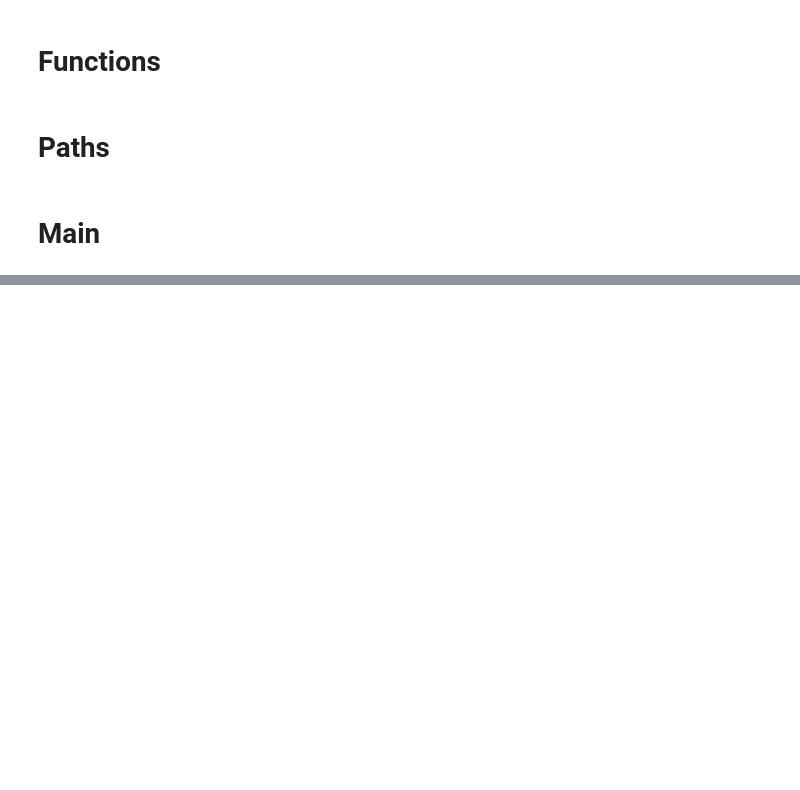
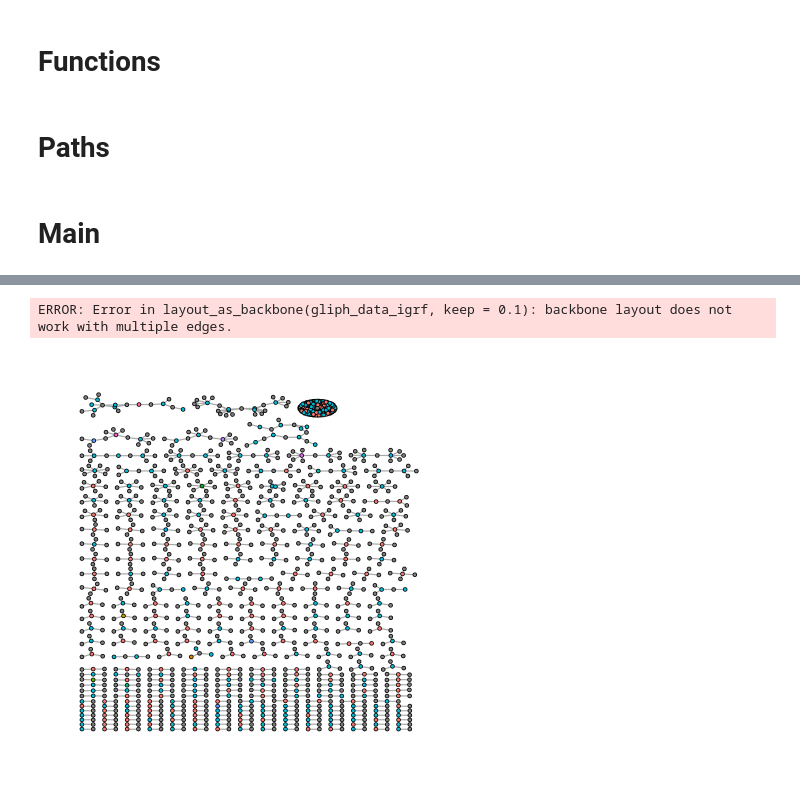
Before and after one commit to pughlab/ped_CapTCRseq, a Jupyter notebook: notebooks/000_GLIPH_analysis.ipynb, the cells around one changed output, grey strips where cells are left out. Drawn from its saved outputs; the diff is of its cells as text; code cells hidden in the pictures; blank space fills up the shorter version.

```diff
--- a/notebooks/000_GLIPH_analysis.ipynb
+++ b/notebooks/000_GLIPH_analysis.ipynb
@@ -58,0 +177,18 @@ ls()
+# %%
+bb <- layout_as_backbone(gliph_data_igrf, keep = 0.1)
+E(gliph_data_igrf)$col <- FALSE
+E(gliph_data_igrf)$col[bb$backbone] <- TRUE
+# %% [output]
+ERROR: Error in layout_as_backbone(gliph_data_igrf, keep = 0.1): backbone layout does not work with multiple edges.
+# %%
+ggraph(gliph_data_igrf, layout = "manual", x = bb$xy[, 1], y = bb$xy[, 2]) +
+  geom_edge_link0(edge_colour = "grey66") +
+  geom_node_point(aes(fill = subject), shape = 21) +
+#  geom_node_text(aes(filter = size >= 26, label = name), family = "serif") +
+#  scale_fill_manual() +
+#  scale_edge_width(range = c(0.2, 3)) +
+#  scale_size(range = c(1, 6)) +
+  theme_graph() +
+  theme(legend.position = "none")
+# %% [output]
+[figure, added]
```
Also changed, not shown: parts of 46 cells of this notebook, 1 other file.
